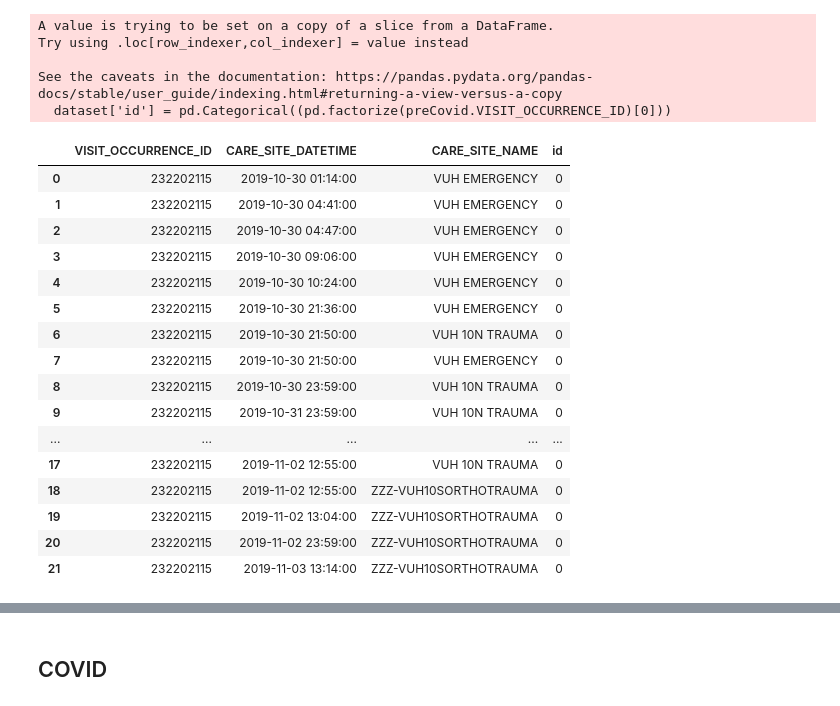
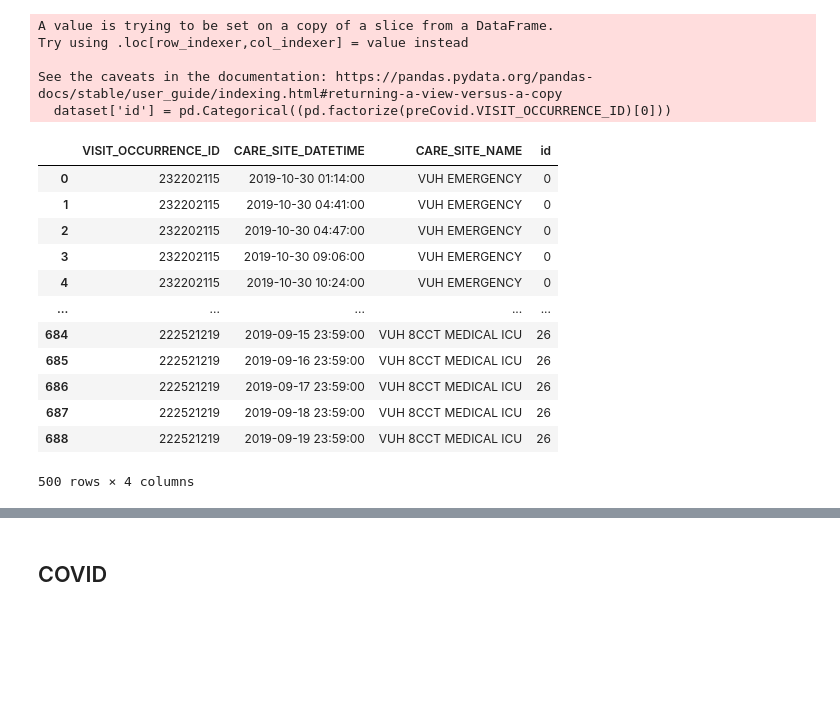
Before and after one commit to wangvictoria/NetworkHealthcare, a Jupyter notebook: healthcare_network.ipynb, the cells around one changed output, grey strips where cells are left out. Saved outputs shown, nothing was run; the diff lists cells and outputs as text; code cells hidden in the pictures; blank space fills up the shorter version.

```diff
--- a/healthcare_network.ipynb
+++ b/healthcare_network.ipynb
@@ -301,24 +277,20 @@ Try using .loc[row_indexer,col_indexer] = value instead
 See the caveats in the documentation: https://pandas.pydata.org/pandas-docs/stable/user_guide/indexing.html#returning-a-view-versus-a-copy
   dataset['id'] = pd.Categorical((pd.factorize(preCovid.VISIT_OCCURRENCE_ID)[0]))
 # %%
-dataset[:22]
+dataset[:500]
 # %% [output]
 |  | VISIT_OCCURRENCE_ID | CARE_SITE_DATETIME | CARE_SITE_NAME | id |
 | 0 | 232202115 | 2019-10-30 01:14:00 | VUH EMERGENCY | 0 |
 | 1 | 232202115 | 2019-10-30 04:41:00 | VUH EMERGENCY | 0 |
 | 2 | 232202115 | 2019-10-30 04:47:00 | VUH EMERGENCY | 0 |
 | 3 | 232202115 | 2019-10-30 09:06:00 | VUH EMERGENCY | 0 |
 | 4 | 232202115 | 2019-10-30 10:24:00 | VUH EMERGENCY | 0 |
-| 5 | 232202115 | 2019-10-30 21:36:00 | VUH EMERGENCY | 0 |
-| 6 | 232202115 | 2019-10-30 21:50:00 | VUH 10N TRAUMA | 0 |
-| 7 | 232202115 | 2019-10-30 21:50:00 | VUH EMERGENCY | 0 |
-| 8 | 232202115 | 2019-10-30 23:59:00 | VUH 10N TRAUMA | 0 |
-| 9 | 232202115 | 2019-10-31 23:59:00 | VUH 10N TRAUMA | 0 |
 | ... | ... | ... | ... | ... |
-| 17 | 232202115 | 2019-11-02 12:55:00 | VUH 10N TRAUMA | 0 |
-| 18 | 232202115 | 2019-11-02 12:55:00 | ZZZ-VUH10SORTHOTRAUMA | 0 |
-| 19 | 232202115 | 2019-11-02 13:04:00 | ZZZ-VUH10SORTHOTRAUMA | 0 |
-| 20 | 232202115 | 2019-11-02 23:59:00 | ZZZ-VUH10SORTHOTRAUMA | 0 |
-| 21 | 232202115 | 2019-11-03 13:14:00 | ZZZ-VUH10SORTHOTRAUMA | 0 |
+| 684 | 222521219 | 2019-09-15 23:59:00 | VUH 8CCT MEDICAL ICU | 26 |
+| 685 | 222521219 | 2019-09-16 23:59:00 | VUH 8CCT MEDICAL ICU | 26 |
+| 686 | 222521219 | 2019-09-17 23:59:00 | VUH 8CCT MEDICAL ICU | 26 |
+| 687 | 222521219 | 2019-09-18 23:59:00 | VUH 8CCT MEDICAL ICU | 26 |
+| 688 | 222521219 | 2019-09-19 23:59:00 | VUH 8CCT MEDICAL ICU | 26 |
+500 rows × 4 columns
 # %%
 edges = []
```
Also changed, not shown: parts of 25 cells of this notebook.
